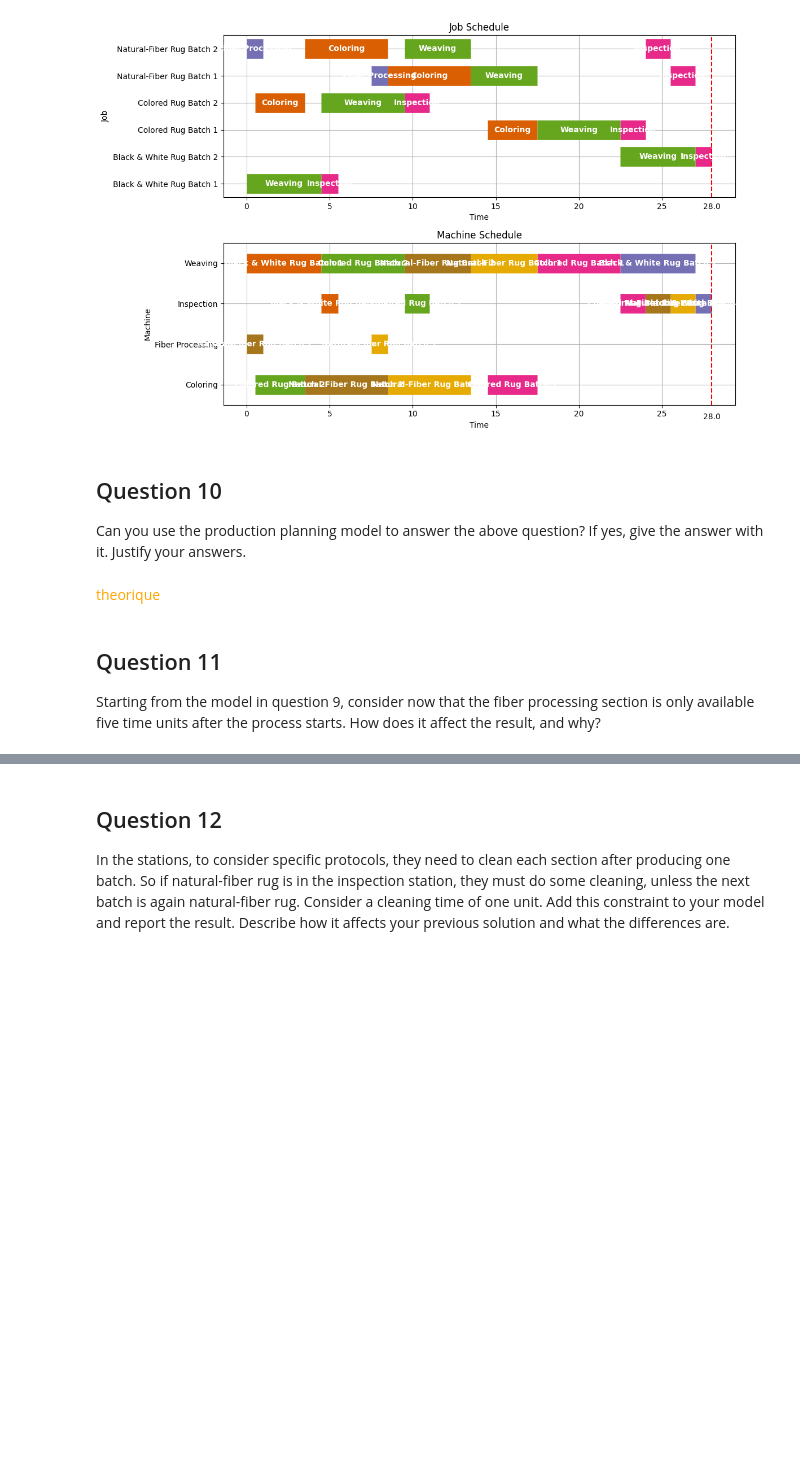
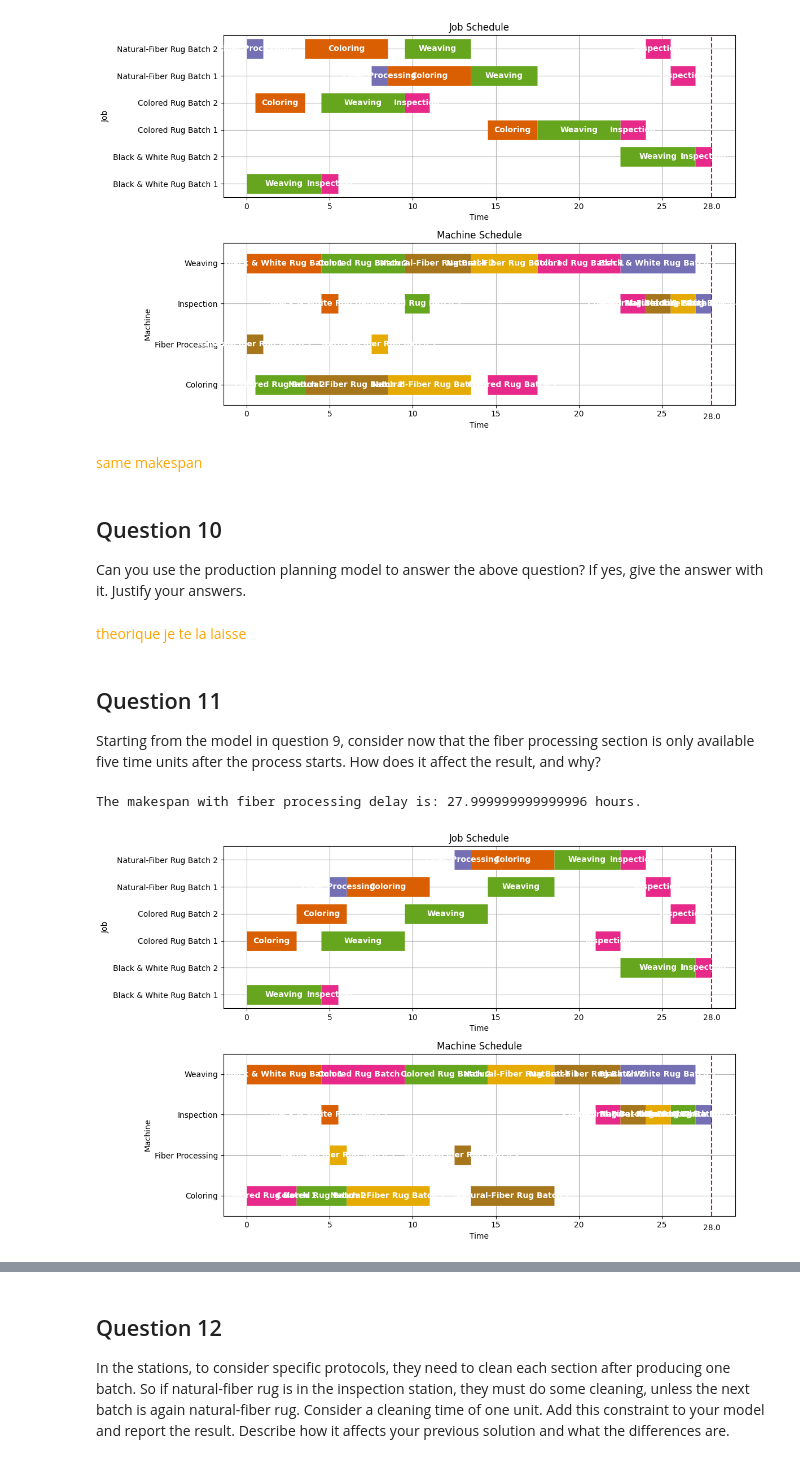
Before and after one commit to Ualh/operation_management, a Jupyter notebook: group7.ipynb, the cells around one changed output, grey strips where cells are left out. Drawn from its saved outputs; the diff is of its cells as text; code cells hidden in the pictures; blank space fills up the shorter version.

```diff
--- a/group7.ipynb
+++ b/group7.ipynb
@@ -3520,16 +3520,91 @@ results = jobshop_model(TASKS)
 visualize(results)
 # %% [output]
 [figure]
+# %% [markdown]
+<span style="color: orange">
+same makespan
+</span>
 # %% [markdown]
 ## Question 10
 Can you use the production planning model to answer the above question? If yes, give
 the answer with it. Justify your answers.
 # %% [markdown]
 <span style="color: orange">
-theorique
+theorique je te la laisse
 </span>
 # %% [markdown]
 ## Question 11
 Starting from the model in question 9, consider now that the fiber processing section is
 only available five time units after the process starts. How does it affect the result, and
 why?
+# %%
+def jobshop_model_with_fiber_delay(TASKS, fiber_delay):
+    # Create the mip solver with the SCIP backend.
+    m = pywraplp.Solver.CreateSolver('SCIP')
+    if not m:
+        return
+
+    # Define Sets
+    JOBS = list(set(j for (j, _) in TASKS))
+    MACHINES = list(set(m for (_, m) in TASKS.keys()))
+
+    # Establish an upper bound on makespan
+    ub = sum(TASKS[t]['dur'] for t in TASKS.keys())
+
+    # Decision variables
+    start = {}
+    auxilaryVar = {}
+    for t in TASKS.keys():
+        start[t] = m.NumVar(0, ub, f'start_{t}')
+        for tp in TASKS.keys():
+            if t != tp:
+                auxilaryVar[(t, tp)] = m.BoolVar(f'aux_{t}_{tp}')
+
+    # Additional decision variables for use in the objective
+    makespan = m.NumVar(0, ub, 'makespan')
+
+    # Constraints
+    for t in TASKS.keys():
+        m.Add(start[t] + TASKS[t]['dur'] <= makespan)
+
+        if TASKS[t]['prec'] is not None:
+            # Ensure the task starts after its predecessor ends
+            m.Add(start[t] >= start[TASKS[t]['prec']] + TASKS[TASKS[t]['prec']]['dur'])
+
+    for t, tp in auxilaryVar.keys():
+        if t[1] == tp[1]:  # same machine
+            m.Add(start[t] + TASKS[t]['dur'] <= start[tp] + ub * auxilaryVar[(t, tp)])
+            m.Add(start[tp] + TASKS[tp]['dur'] <= start[t] + ub * (1 - auxilaryVar[(t, tp)]))
+
+    # Add fiber processing delay constraint
+    for t in TASKS.keys():
+        if t[1] == 'Fiber Processing':
+            m.Add(start[t] >= fiber_delay)
+
+    # Objective function
+    m.Minimize(makespan)
+    status = m.Solve()
+
+    if status == pywraplp.Solver.OPTIMAL:
+        results = [{'Job': t[0],
+                    'Machine': t[1],
+                    'Start': start[t].solution_value(),
+                    'Duration': TASKS[t]['dur'],
+                    'Finish': start[t].solution_value() + TASKS[t]['dur']}
+                   for t in TASKS.keys()]
+        return results
+    else:
+        print('The problem does not have an optimal solution.')
+        return None
+
+# Run the model with fiber processing delay
+fiber_delay = 5  # Fiber processing section is available 5 time units after the process starts
+results_fiber_delay = jobshop_model_with_fiber_delay(TASKS, fiber_delay)
+visualize(results_fiber_delay)
+
+# Find the makespan
+makespan_fiber_delay = max(result['Finish'] for result in results_fiber_delay)
+print(f"The makespan with fiber processing delay is: {makespan_fiber_delay} hours.")
+# %% [output]
+The makespan with fiber processing delay is: 27.999999999999996 hours.
+[figure, added]
```
Also changed, not shown: parts of 4 cells of this notebook, 5 other files.
